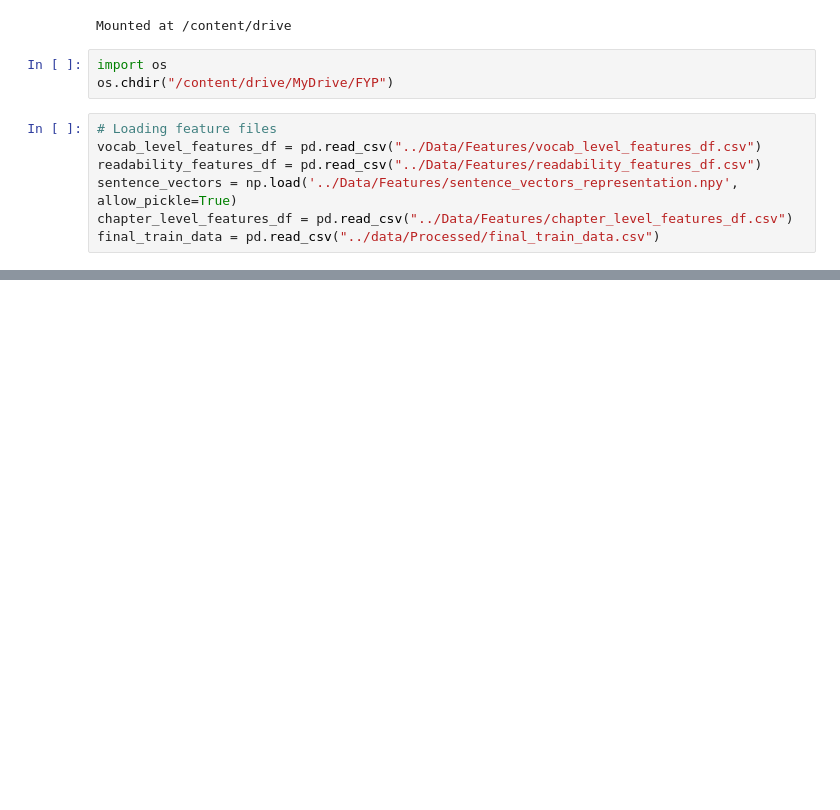
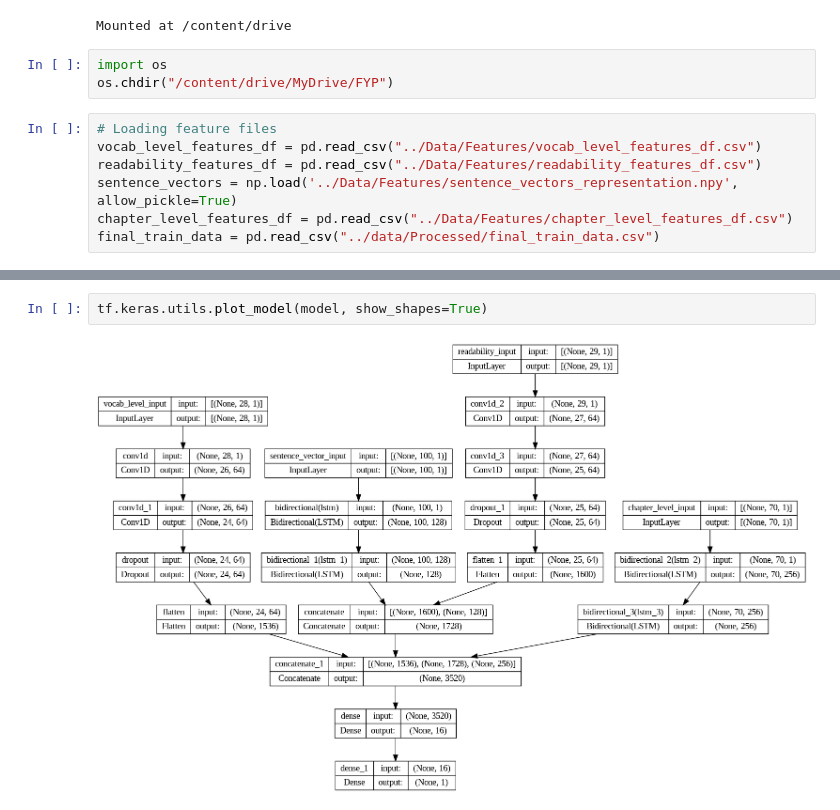
Before and after one commit to chmuneebshan/Automated-Grading-of-Exam-Papers-Using-Fusion-based-LSTM-Architecture, a Jupyter notebook: Code/Modelling.ipynb, the cells around one changed output, grey strips where cells are left out. Saved outputs shown, nothing was run; the diff lists cells and outputs as text; blank space fills up the shorter version.

Commit message:
Applying CNN Model

```diff
--- a/Code/Modelling.ipynb
+++ b/Code/Modelling.ipynb
@@ -32,0 +94,4 @@ num_classes = final_train_data.domain1_score.nunique()
+# %%
+tf.keras.utils.plot_model(model, show_shapes=True)
+# %% [output]
+[figure, added]
```
Also changed, not shown: parts of 3 cells of this notebook.
